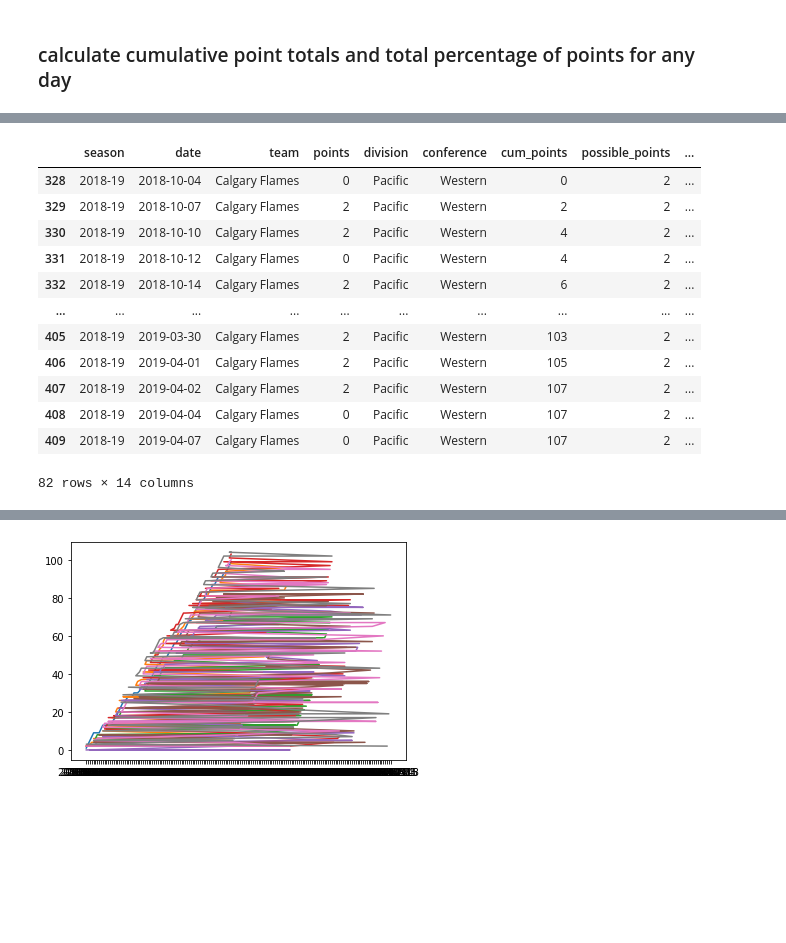
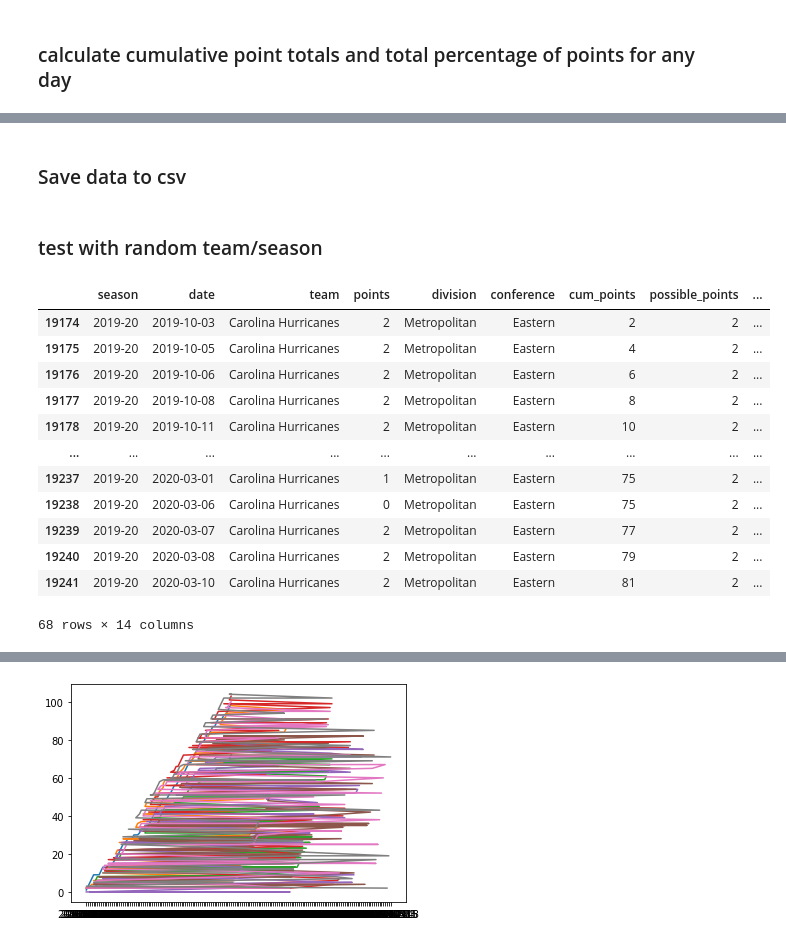
Before and after one commit to shawzy2/nhl_gm_knowledge_graph, a Jupyter notebook: notebook/game-score-miner.ipynb, the cells around one changed output, grey strips where cells are left out. Cells and saved outputs as stored; diff of their text form; code cells hidden in the pictures; blank space fills up the shorter version.

```diff
--- a/notebook/game-score-miner.ipynb
+++ b/notebook/game-score-miner.ipynb
@@ -105 +114,4 @@ df['total_possible_points'] = df.groupby('team')['possible_points'].cumsum()
 df['points_pct'] = df['cum_points'] / df['total_possible_points']
+# %%
+df = df[['season', 'date', 'team', 'division', 'conference', 'cum_points', 'points_pct']]
+df['date'] = pd.to_datetime(df['date']) # change date to datetime format
@@ -105,0 +227,22 @@ df['points_pct'] = df['cum_points'] / df['total_possible_points']
+# %%
+def get_cum_points(date, team, df):
+    try:
+        return df[(df['date']==date) & (df['team']==team)]['cum_points'].reset_index()['cum_points'][0]
+    except:
+        return 0
+# %%
+standings = []
+# season = '2020-21'
+for season in df['season'].unique():
+    for team in df[df['season']==season]['team'].unique():
+        division = df[(df['season']==season) & (df['team']==team)].reset_index()['division'][0]
+        conference = df[(df['season']==season) & (df['team']==team)].reset_index()['conference'][0]
+        last_point_total = 0
+        dates = np.arange(datetime(int(season[:4]),6,1), datetime(int(season[:4])+1,6,1), timedelta(days=1)).astype(datetime)
+        for date in dates:
+            this_day_points = get_cum_points(date, team, df)
+            if this_day_points == 0:
+                this_day_points = last_point_total
+            else:
+                last_point_total = this_day_points
+            standings.append([season, date, team, division, conference, this_day_points])
@@ -106,14 +294,18 @@ df['points_pct'] = df['cum_points'] / df['total_possible_points']
 # %%
 # find cumulative points threshold for divisional playoff spot
 def division_playoff_spot(row, df):
+    season = row.season
     date = row.date
     division = row.division
     cutoff = 2
     if row.season <= '2012-13':
         cutoff = 0
+    elif row.season == '2020-21':
+        cutoff = 3
     try:
-        return df[(df['date'] <= date) &
-                   (df['division']==division)] \
+        return df[(df['season']==season) &
+                    (df['date'] <= date) &
+                    (df['division']==division)] \
                     .sort_values(by='date', ascending=False) \
                     .drop_duplicates(subset = ["team"]) \
                     .sort_values(by='cum_points', ascending=False) \
@@ -123,11 +315,13 @@ def division_playoff_spot(row, df):
 
 # find cumulative points threshold for conference playoff spot
 def conference_playoff_spot(row, df):
+    season = row.season
     date = row.date
     conference = row.conference
     try:
-        return df[(df['date'] <= date) &
-                   (df['conference']==conference)] \
+        return df[(df['season']==season) &
+                    (df['date'] <= date) &
+                    (df['conference']==conference)] \
                     .sort_values(by='date', ascending=False) \
                     .drop_duplicates(subset = ["team"]) \
                     .sort_values(by='cum_points', ascending=False) \
@@ -142,3 +336,5 @@ df['points_above_division_spot'] = df['cum_points'] - df['division_threshold']
 # 'learn' how many points a team is out of a conference playoff spot on any day
 df['conference_threshold'] = [conference_playoff_spot(row, df) for row in df.itertuples()]
 df['points_above_conference_spot'] = df['cum_points'] - df['conference_threshold']
+# %% [markdown]
+### Save data to csv
@@ -145,20 +343,22 @@ df['points_above_conference_spot'] = df['cum_points'] - df['conference_threshold
+# %% [markdown]
+### test with random team/season
 # %%
-df_team = df[df['team']=='Calgary Flames']
+df_team = df[(df['season']=='2019-20') & (df['team']=='Carolina Hurricanes')]
 df_team
 # %% [output]
 |  | season | date | team | points | division | conference | cum_points | possible_points | ... |
-| 328 | 2018-19 | 2018-10-04 | Calgary Flames | 0 | Pacific | Western | 0 | 2 | ... |
-| 329 | 2018-19 | 2018-10-07 | Calgary Flames | 2 | Pacific | Western | 2 | 2 | ... |
-| 330 | 2018-19 | 2018-10-10 | Calgary Flames | 2 | Pacific | Western | 4 | 2 | ... |
-| 331 | 2018-19 | 2018-10-12 | Calgary Flames | 0 | Pacific | Western | 4 | 2 | ... |
-| 332 | 2018-19 | 2018-10-14 | Calgary Flames | 2 | Pacific | Western | 6 | 2 | ... |
+| 19174 | 2019-20 | 2019-10-03 | Carolina Hurricanes | 2 | Metropolitan | Eastern | 2 | 2 | ... |
+| 19175 | 2019-20 | 2019-10-05 | Carolina Hurricanes | 2 | Metropolitan | Eastern | 4 | 2 | ... |
+| 19176 | 2019-20 | 2019-10-06 | Carolina Hurricanes | 2 | Metropolitan | Eastern | 6 | 2 | ... |
+| 19177 | 2019-20 | 2019-10-08 | Carolina Hurricanes | 2 | Metropolitan | Eastern | 8 | 2 | ... |
+| 19178 | 2019-20 | 2019-10-11 | Carolina Hurricanes | 2 | Metropolitan | Eastern | 10 | 2 | ... |
 | ... | ... | ... | ... | ... | ... | ... | ... | ... | ... |
-| 405 | 2018-19 | 2019-03-30 | Calgary Flames | 2 | Pacific | Western | 103 | 2 | ... |
-| 406 | 2018-19 | 2019-04-01 | Calgary Flames | 2 | Pacific | Western | 105 | 2 | ... |
-| 407 | 2018-19 | 2019-04-02 | Calgary Flames | 2 | Pacific | Western | 107 | 2 | ... |
-| 408 | 2018-19 | 2019-04-04 | Calgary Flames | 0 | Pacific | Western | 107 | 2 | ... |
-| 409 | 2018-19 | 2019-04-07 | Calgary Flames | 0 | Pacific | Western | 107 | 2 | ... |
+| 19237 | 2019-20 | 2020-03-01 | Carolina Hurricanes | 1 | Metropolitan | Eastern | 75 | 2 | ... |
+| 19238 | 2019-20 | 2020-03-06 | Carolina Hurricanes | 0 | Metropolitan | Eastern | 75 | 2 | ... |
+| 19239 | 2019-20 | 2020-03-07 | Carolina Hurricanes | 2 | Metropolitan | Eastern | 77 | 2 | ... |
+| 19240 | 2019-20 | 2020-03-08 | Carolina Hurricanes | 2 | Metropolitan | Eastern | 79 | 2 | ... |
+| 19241 | 2019-20 | 2020-03-10 | Carolina Hurricanes | 2 | Metropolitan | Eastern | 81 | 2 | ... |
-82 rows × 14 columns
+68 rows × 14 columns
 # %%
 display(plt.plot(df_team['date'], df_team['points_above_division_spot'], linestyle = 'solid', color='blue'))
 display(plt.plot(df_team['date'], df_team['points_above_conference_spot'], linestyle = 'solid', color='red'))
```
Also changed, not shown: parts of 27 cells of this notebook, 13 other files.
